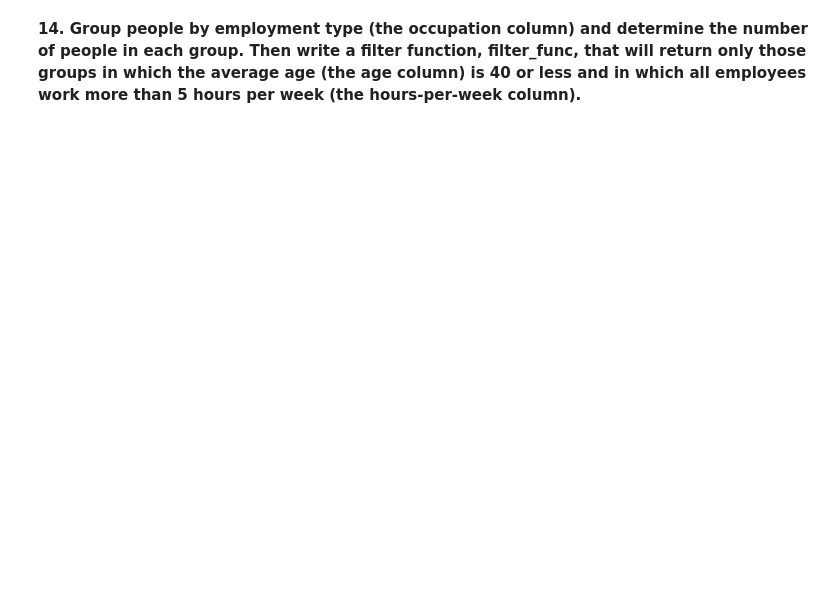
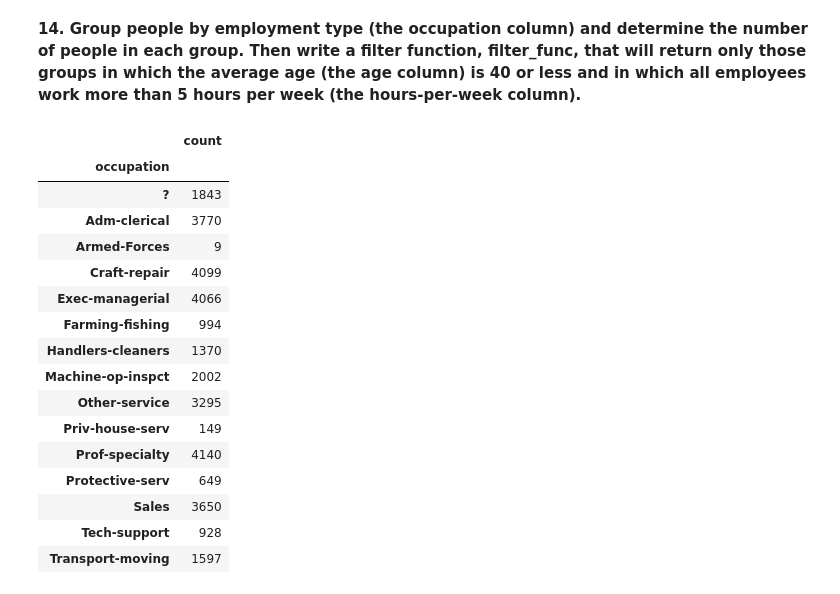
Before and after one commit to vbuyel/inno_numpy_pandas, a Jupyter notebook: pandas/assignment_pandas.ipynb, the cells around one changed output. Drawn from its saved outputs; the diff is of its cells as text; code cells hidden in the pictures; blank space fills up the shorter version.

```diff
--- a/pandas/assignment_pandas.ipynb
+++ b/pandas/assignment_pandas.ipynb
@@ -141,0 +209,21 @@ Maximum age of Asian-Pac-Islander males: 90
+# %%
+grouped_data = data.groupby('occupation').size().rename('count')
+pd.DataFrame(grouped_data)
+# %% [output]
+|  | count |
+| occupation |  |
+| ? | 1843 |
+| Adm-clerical | 3770 |
+| Armed-Forces | 9 |
+| Craft-repair | 4099 |
+| Exec-managerial | 4066 |
+| Farming-fishing | 994 |
+| Handlers-cleaners | 1370 |
+| Machine-op-inspct | 2002 |
+| Other-service | 3295 |
+| Priv-house-serv | 149 |
+| Prof-specialty | 4140 |
+| Protective-serv | 649 |
+| Sales | 3650 |
+| Tech-support | 928 |
+| Transport-moving | 1597 |
```
Also changed, not shown: parts of 13 cells of this notebook.
